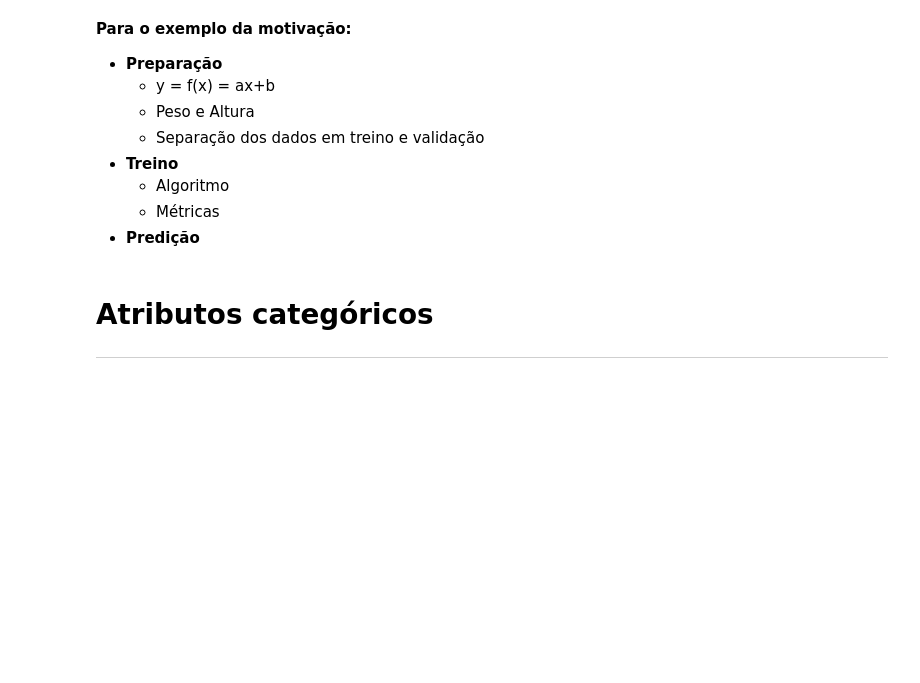
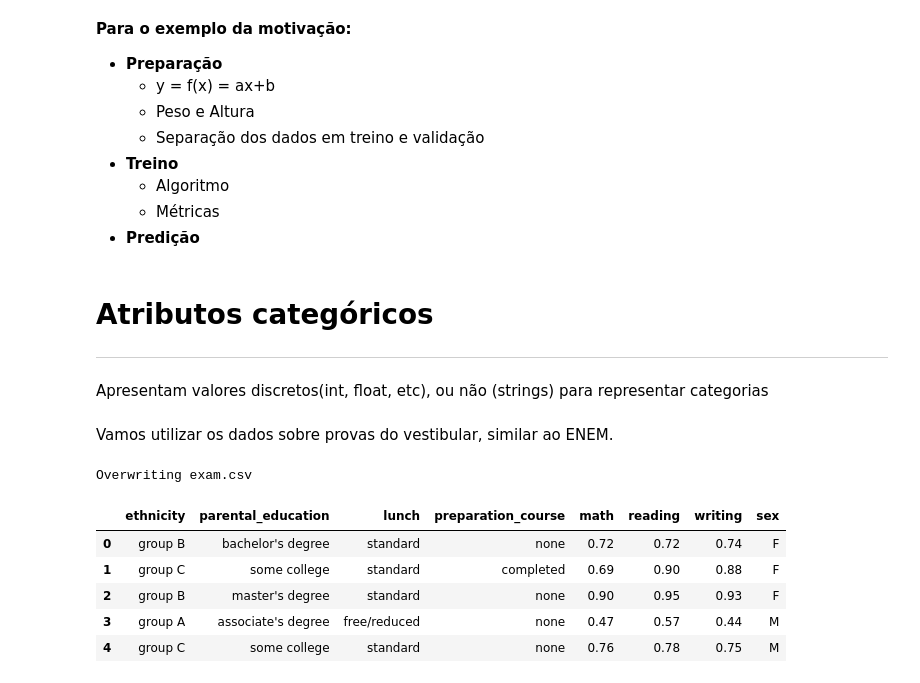
Before and after one commit to vinigm/Estudos, a Jupyter notebook: Machine_Learning.ipynb, the cells around one changed output. Saved outputs shown, nothing was run; the diff lists cells and outputs as text; code cells hidden in the pictures; blank space fills up the shorter version.

```diff
--- a/Machine_Learning.ipynb
+++ b/Machine_Learning.ipynb
@@ -92,3 +92,43 @@ O Aprendizado de máquina é uma area que busca modelos matemáticos preditivos
 # %% [markdown]
 # **Atributos categóricos**
 ---
+# %% [markdown]
+Apresentam valores discretos(int, float, etc), ou não (strings) para representar categorias
+# %% [markdown]
+Vamos utilizar os dados sobre provas do vestibular, similar ao ENEM.
+# %%
+%%writefile exam.csv
+ethnicity,parental_education,lunch,preparation_course,math,reading,writing,sex
+group B,bachelor's degree,standard,none,0.72,0.72,0.74,F
+group C,some college,standard,completed,0.69,0.9,0.88,F
+group B,master's degree,standard,none,0.9,0.95,0.93,F
+group A,associate's degree,free/reduced,none,0.47,0.57,0.44,M
+group C,some college,standard,none,0.76,0.78,0.75,M
+group B,associate's degree,standard,none,0.71,0.83,0.78,F
+group B,some college,standard,completed,0.88,0.95,0.92,F
+group B,some college,free/reduced,none,0.4,0.43,0.39,M
+group D,high school,free/reduced,completed,0.64,0.64,0.67,M
+group B,high school,free/reduced,none,0.38,0.6,0.5,F
+group C,associate's degree,standard,none,0.58,0.54,0.52,M
+group D,associate's degree,standard,none,0.4,0.52,0.43,M
+group B,high school,standard,none,0.65,0.81,0.73,F
+group A,some college,standard,completed,0.78,0.72,0.7,M
+group A,master's degree,standard,none,0.5,0.53,0.58,F
+group C,some high school,standard,none,0.69,0.75,0.78,F
+group C,high school,standard,none,0.88,0.89,0.86,M
+group B,some high school,free/reduced,none,0.18,0.32,0.28,F
+group C,master's degree,free/reduced,completed,0.46,0.42,0.46,M
+group C,associate's degree,free/reduced,none,0.54,0.58,0.61,F
+group D,high school,standard,none,0.66,0.69,0.63,M
+# %% [output]
+Overwriting exam.csv
+# %%
+data = pd.read_csv('exam.csv')
+data.head()
+# %% [output]
+|  | ethnicity | parental_education | lunch | preparation_course | math | reading | writing | sex |
+| 0 | group B | bachelor's degree | standard | none | 0.72 | 0.72 | 0.74 | F |
+| 1 | group C | some college | standard | completed | 0.69 | 0.90 | 0.88 | F |
+| 2 | group B | master's degree | standard | none | 0.90 | 0.95 | 0.93 | F |
+| 3 | group A | associate's degree | free/reduced | none | 0.47 | 0.57 | 0.44 | M |
+| 4 | group C | some college | standard | none | 0.76 | 0.78 | 0.75 | M |
```
Also changed, not shown: parts of 11 cells of this notebook.
